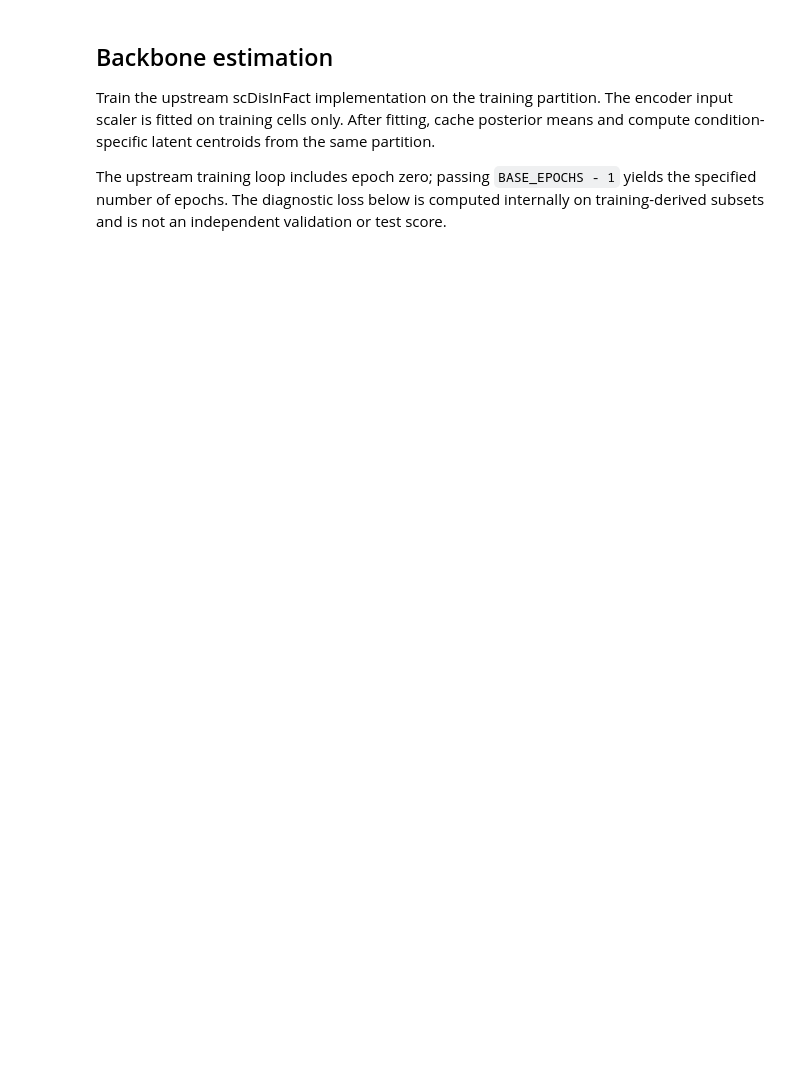
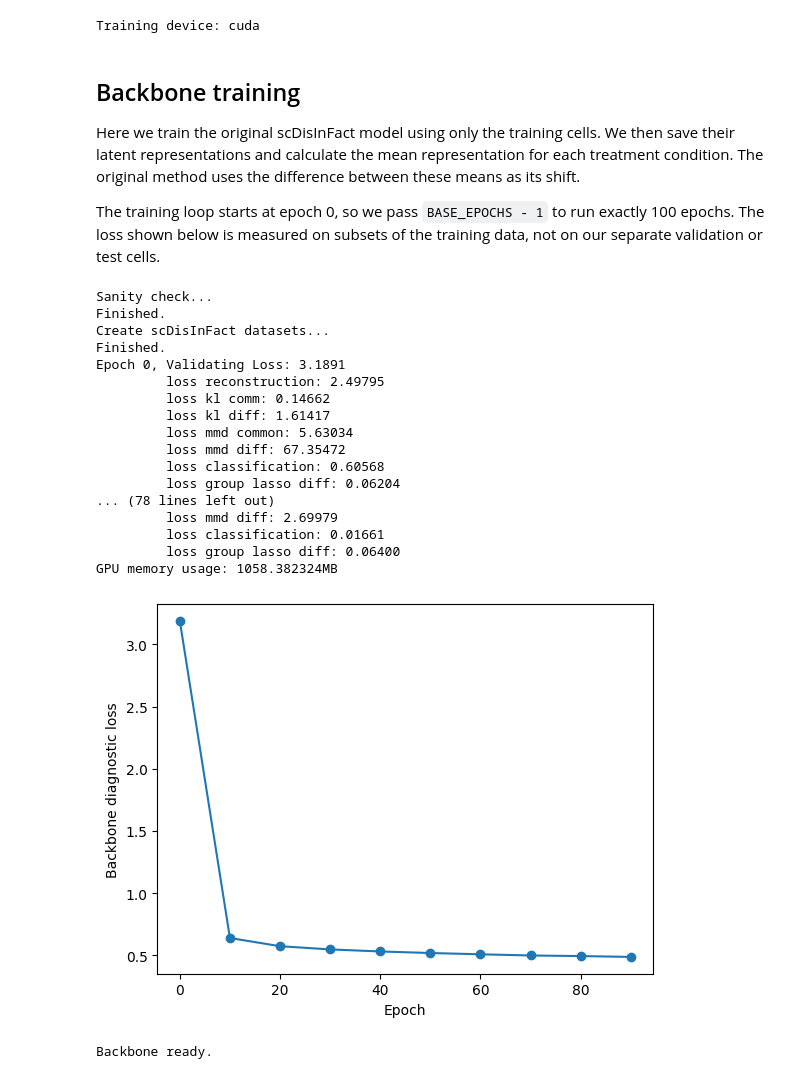
Before and after one commit to FFFFaaatte/expandSCDisInFact, a Jupyter notebook: notebooks/GBM_experiment.ipynb, the cells around one changed output. Drawn from its saved outputs; the diff is of its cells as text; code cells hidden in the pictures; blank space fills up the shorter version.

```diff
--- a/notebooks/GBM_experiment.ipynb
+++ b/notebooks/GBM_experiment.ipynb
@@ -92,42 +147,86 @@ BASE_EPOCHS = 100
 ADAPTER_EPOCHS = 100
 STEPS = 50
 DEVICE = torch.device('cuda' if torch.cuda.is_available() else 'cpu')
-OUT = ROOT / 'runs_notebook' / datetime.now().strftime('%Y%m%d_%H%M%S_%f') / 'gbm' / f'seed_{SEED}'
-OUT.mkdir(parents=True)
-manifest.to_csv(OUT / 'split.csv')
-dump(OUT / 'config.json', {'seed': SEED, 'revision': REVISION, 'base_epochs': BASE_EPOCHS,
-                          'adapter_epochs': ADAPTER_EPOCHS, 'steps': STEPS, 'device': str(DEVICE)})
+RESUME_DIRECTORY = None
+OUT = (Path(RESUME_DIRECTORY).expanduser().resolve() if RESUME_DIRECTORY else
+       ROOT / 'runs_notebook' / datetime.now().strftime('%Y%m%d_%H%M%S_%f') / 'gbm' / f'seed_{SEED}')
+if RESUME_DIRECTORY and not (OUT / 'config.json').exists():
+    raise FileNotFoundError(f'Experiment configuration not found: {OUT}')
+OUT.mkdir(parents=True, exist_ok=True)
+config = {'seed': SEED, 'revision': REVISION, 'base_epochs': BASE_EPOCHS,
+          'adapter_epochs': ADAPTER_EPOCHS, 'steps': STEPS, 'device': str(DEVICE)}
+if RESUME_DIRECTORY:
+    import json
+    saved_config = json.loads((OUT / 'config.json').read_text())
+    for key in ['seed', 'revision', 'base_epochs', 'adapter_epochs', 'steps']:
+        if saved_config[key] != config[key]:
+            raise ValueError(f'Incompatible saved configuration: {key}')
+    saved_split = pd.read_csv(OUT / 'split.csv', index_col=0)
+    if not saved_split.index.equals(manifest.index) or not saved_split['role'].equals(manifest['role']):
+        raise ValueError('Saved split does not match the current partition.')
+else:
+    manifest.to_csv(OUT / 'split.csv')
+    dump(OUT / 'config.json', config)
 print('Training device:', DEVICE)
-print('Output directory:', OUT)
+# %% [output]
+Training device: cuda
 # %% [markdown]
-## Backbone estimation
+## Backbone training
 
-Train the upstream scDisInFact implementation on the training partition. The encoder input scaler is fitted on training cells only. After fitting, cache posterior means and compute condition-specific latent centroids from the same partition.
+Here we train the original scDisInFact model using only the training cells. We then save their latent representations and calculate the mean representation for each treatment condition. The original method uses the difference between these means as its shift.
 
-The upstream training loop includes epoch zero; passing `BASE_EPOCHS - 1` yields the specified number of epochs. The diagnostic loss below is computed internally on training-derived subsets and is not an independent validation or test score.
+The training loop starts at epoch 0, so we pass `BASE_EPOCHS - 1` to run exactly 100 epochs. The loss shown below is measured on subsets of the training data, not on our separate validation or test cells.
 # %%
 if DEVICE.type == 'cpu' and not ALLOW_CPU:
     raise RuntimeError('CUDA is unavailable. Set ALLOW_CPU=True to explicitly permit CPU training.')
-if (OUT / 'backbone.pt').exists():
-    raise RuntimeError('Backbone checkpoint already exists. Use a new output directory for an independent run.')
 torch.set_num_threads(4)
 torch.manual_seed(SEED); np.random.seed(SEED); random.seed(SEED)
 dictionary = create_scdisinfact_dataset(training.counts, training.meta.copy(),
     condition_key=data.conditions, batch_key='batch', batch_cond_key='sample_id')
 dims = [8, 2]
 base = scdisinfact(dictionary, Ks=dims, batch_size=64, lr=5e-4, seed=SEED, device=DEVICE)
-losses = base.train_model(nepochs=BASE_EPOCHS - 1, recon_loss='NB')
+if (OUT / 'backbone.pt').exists():
+    checkpoint = torch.load(OUT / 'backbone.pt', map_location=DEVICE, weights_only=False)
+    base.load_state_dict(checkpoint['state_dict'])
+    base.data_dict['scaler'] = checkpoint['scaler']
+    import json
+    losses = json.loads((OUT / 'base_losses.json').read_text()) if (OUT / 'base_losses.json').exists() else None
+    print('Backbone checkpoint loaded.')
+else:
+    losses = base.train_model(nepochs=BASE_EPOCHS - 1, recon_loss='NB')
+    torch.save({'state_dict': base.state_dict(), 'scaler': dictionary['scaler'],
+                'matching_dict': dictionary['matching_dict'], 'dims': dims}, OUT / 'backbone.pt')
+    dump(OUT / 'base_losses.json', losses)
 base.eval()
-torch.save({'state_dict': base.state_dict(), 'scaler': dictionary['scaler'],
-            'matching_dict': dictionary['matching_dict'], 'dims': dims}, OUT / 'backbone.pt')
 backbone = Backbone(base, data.conditions)
 train_encoded = backbone.encode(training.counts, training.meta)
 val_encoded = backbone.encode(validation.counts, validation.meta)
 backbone.fit_centroids(train_encoded)
 bandwidth = bandwidth_from_training(np.log1p(normalized(training.counts)), SEED)
-plt.plot(np.arange(len(losses[0])) * 10, losses[0], marker='o')
-plt.xlabel('Epoch'); plt.ylabel('Backbone diagnostic loss'); plt.show()
-print('Backbone training complete; checkpoint saved.')
+if losses is not None:
+    plt.plot(np.arange(len(losses[0])) * 10, losses[0], marker='o')
+    plt.xlabel('Epoch'); plt.ylabel('Backbone diagnostic loss'); plt.show()
+print('Backbone ready.')
+# %% [output]
+Sanity check...
+Finished.
+Create scDisInFact datasets...
+Finished.
+Epoch 0, Validating Loss: 3.1891
+         loss reconstruction: 2.49795
+         loss kl comm: 0.14662
+         loss kl diff: 1.61417
+         loss mmd common: 5.63034
+         loss mmd diff: 67.35472
+         loss classification: 0.60568
+         loss group lasso diff: 0.06204
+... (78 lines left out)
+         loss mmd diff: 2.69979
+         loss classification: 0.01661
+         loss group lasso diff: 0.06400
+GPU memory usage: 1058.382324MB
+[figure, added]
+Backbone ready.
 # %% [markdown]
 ## Baseline evaluation
 
```
Also changed, not shown: parts of 22 cells of this notebook, 20 other files.
